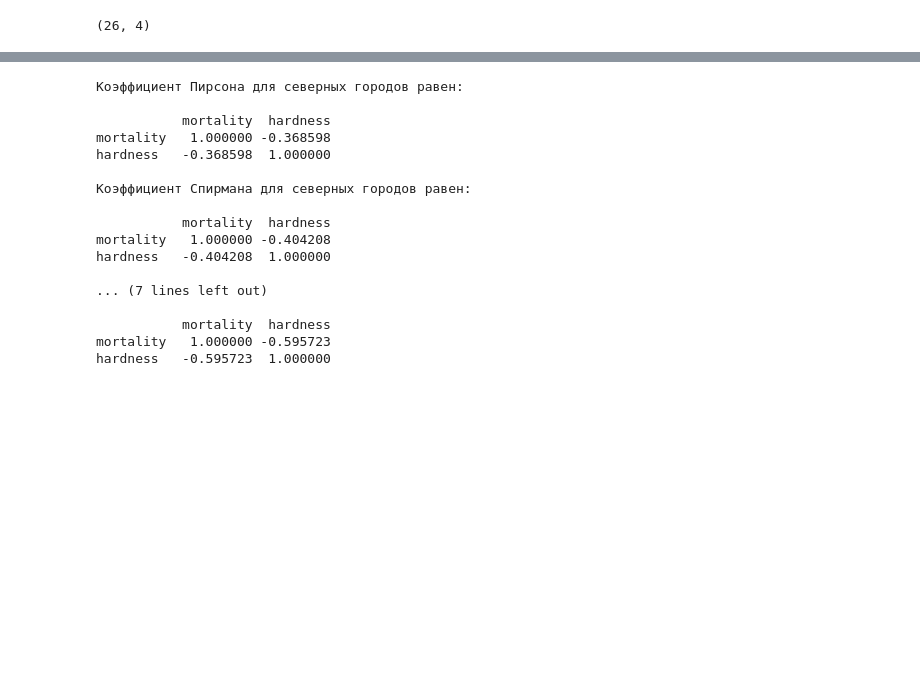
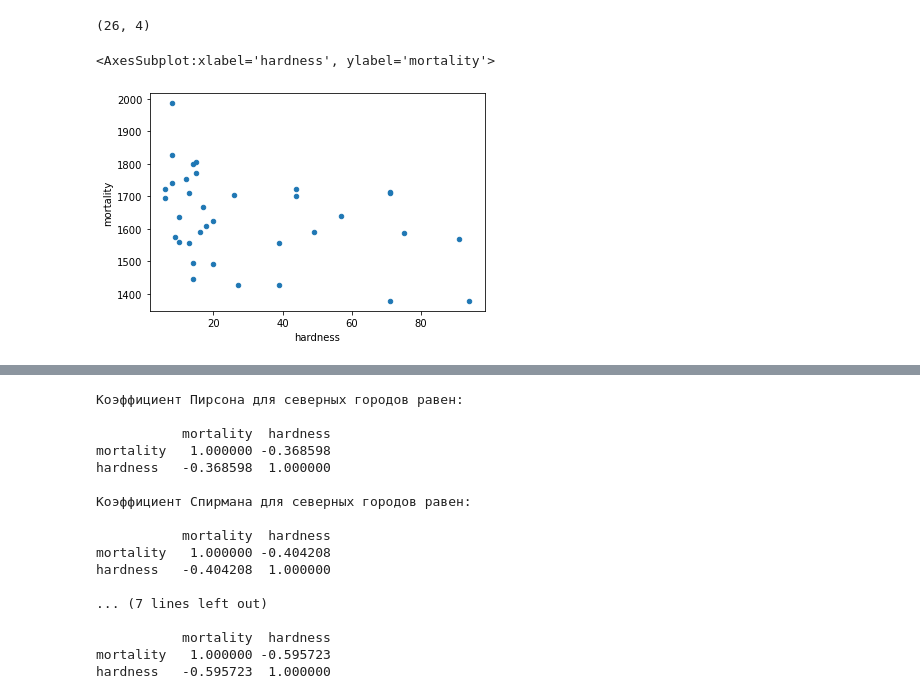
Before and after one commit to solnotka/Netology, a Jupyter notebook: Stat_correlation/stat_correlation.ipynb, the cells around one changed output, grey strips where cells are left out. Saved outputs shown, nothing was run; the diff lists cells and outputs as text; code cells hidden in the pictures; blank space fills up the shorter version.

```diff
--- a/Stat_correlation/stat_correlation.ipynb
+++ b/Stat_correlation/stat_correlation.ipynb
@@ -115,3 +115,11 @@ water_south = water[water['location'] == 'South']
 water_south.shape
 # %% [output]
 (26, 4)
+# %%
+# График для северных городов
+water_north.plot(kind='scatter', x='hardness', y='mortality')
+# Распределение значений выглядит случайным. Небольшое уплотнение слева может говорить о том,
+# что низких значений показателя "Hardness" в выборке больше.
+# %% [output]
+<AxesSubplot:xlabel='hardness', ylabel='mortality'>
+[figure, added]
```
Also changed, not shown: parts of 1 cell of this notebook.
